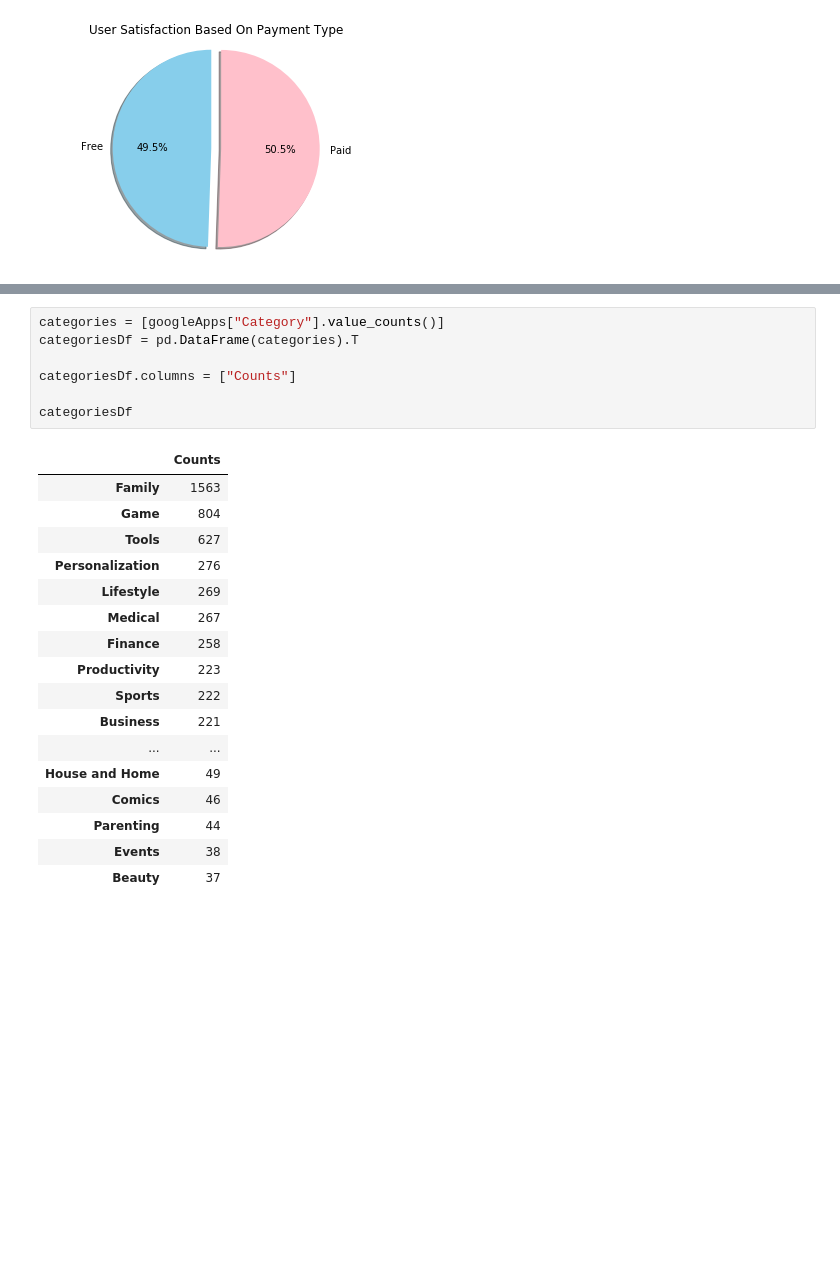
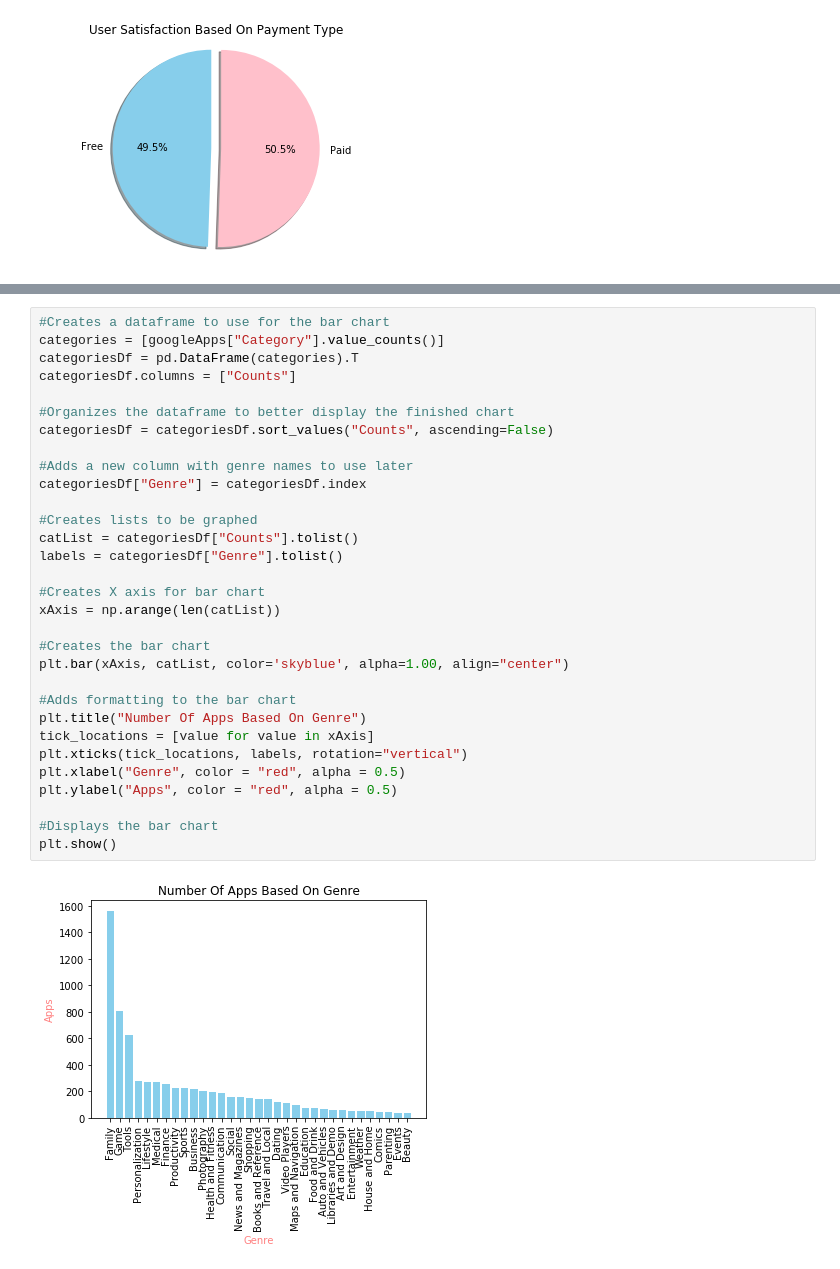
Before and after one commit to KylePeterson623/Project1, a Jupyter notebook: kyle.ipynb, the cells around one changed output, grey strips where cells are left out. Drawn from its saved outputs; the diff is of its cells as text; blank space fills up the shorter version.

```diff
--- a/kyle.ipynb
+++ b/kyle.ipynb
@@ -221,25 +224,33 @@ plt.show()
-# %%
-categories = [googleApps["Category"].value_counts()]
-categoriesDf = pd.DataFrame(categories).T
-
-categoriesDf.columns = ["Counts"]
-
-categoriesDf
-# %% [output]
-|  | Counts |
-| Family | 1563 |
-| Game | 804 |
-| Tools | 627 |
-| Personalization | 276 |
-| Lifestyle | 269 |
-| Medical | 267 |
-| Finance | 258 |
-| Productivity | 223 |
-| Sports | 222 |
-| Business | 221 |
-| ... | ... |
-| House and Home | 49 |
-| Comics | 46 |
-| Parenting | 44 |
-| Events | 38 |
-| Beauty | 37 |
+# %%
+#Creates a dataframe to use for the bar chart
+categories = [googleApps["Category"].value_counts()]
+categoriesDf = pd.DataFrame(categories).T
+categoriesDf.columns = ["Counts"]
+
+#Organizes the dataframe to better display the finished chart
+categoriesDf = categoriesDf.sort_values("Counts", ascending=False)
+
+#Adds a new column with genre names to use later
+categoriesDf["Genre"] = categoriesDf.index
+
+#Creates lists to be graphed
+catList = categoriesDf["Counts"].tolist()
+labels = categoriesDf["Genre"].tolist()
+
+#Creates X axis for bar chart
+xAxis = np.arange(len(catList))
+
+#Creates the bar chart
+plt.bar(xAxis, catList, color='skyblue', alpha=1.00, align="center")
+
+#Adds formatting to the bar chart
+plt.title("Number Of Apps Based On Genre")
+tick_locations = [value for value in xAxis]
+plt.xticks(tick_locations, labels, rotation="vertical")
+plt.xlabel("Genre", color = "red", alpha = 0.5)
+plt.ylabel("Apps", color = "red", alpha = 0.5)
+
+#Displays the bar chart
+plt.show()
+# %% [output]
+[figure, added]
```
Also changed, not shown: parts of 2 cells of this notebook.
